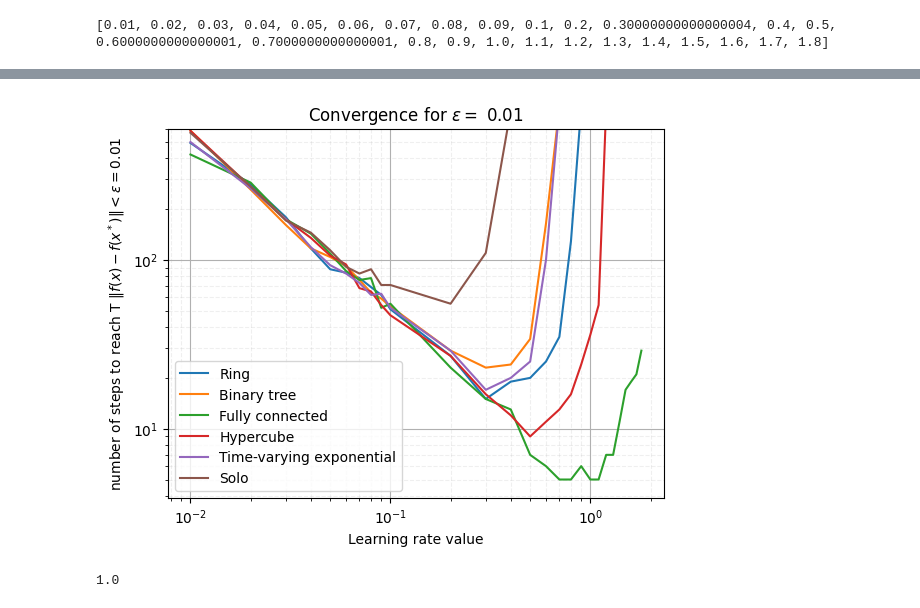
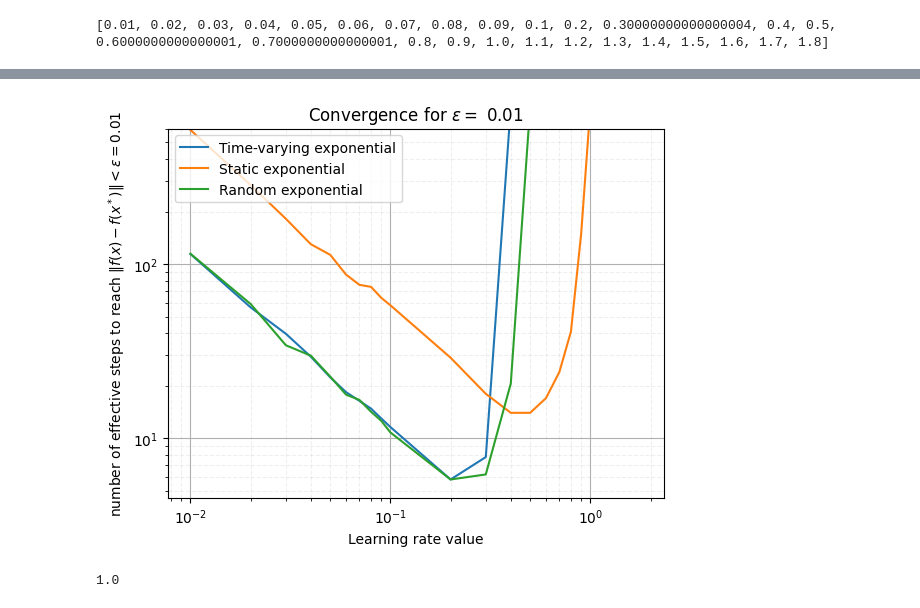
Before and after one commit to hduprieu/changing_topology, a Jupyter notebook: EA.ipynb, the cells around one changed output, grey strips where cells are left out. Cells and saved outputs as stored; diff of their text form; code cells hidden in the pictures.

```diff
--- a/EA.ipynb
+++ b/EA.ipynb
@@ -54,13 +99,11 @@ n = 32
 T = 100
 
 topologies = [
-        "Ring",
-        "Binary tree",
         "Fully connected",
-        "Hypercube",
         "Time-varying exponential",
-        "Solo",
-
+        "Static exponential",
+        "Random exponential",
+        "Solo"
     ]
 
 DSGD_toypbm(0.1, d, n, T, topologies, True)
@@ -95,9 +138,8 @@ def learning_rate_dependency(d, n, T, topologies):
     T_max: max number of time steps
     epsilon: the convergence value
     """
-    learning_rates_10 = [10**k for k in range(-3, 0)]
-    learning_rates_5 = [5*10**k for k in range(-2, 0)]
-    learning_rates = np.sort(learning_rates_10 + learning_rates_5)
+
+    learning_rates = list_learning_rates()[:-9]
     matrix = np.zeros((len(learning_rates), len(topologies)))
     fig, ax = plt.subplots()
     for lr, k in zip(learning_rates, range(len(learning_rates))):
@@ -109,12 +151,10 @@ def learning_rate_dependency(d, n, T, topologies):
         ax.legend()
     ax.set_ylabel(f'$\| f(x^*) - f(x) \| $')
     ax.set_xlabel('Learning rate value')
-    ax.set_title('Convergence after T = {} steps'.format(T))
+    ax.set_title('Convergence after T_effective = {} steps'.format(T))
     ax.grid(which='both')
     ax.grid(which='minor', alpha=0.2, linestyle='--')
     plt.show()
 
-learning_rate_dependency(d, n, 10, topologies[:-1])
-
-#The model converges too quickly to see intersting results with this graph
+learning_rate_dependency(d, n, 30, topologies[:-1])
 # %% [output]
@@ -134,22 +174,25 @@ def DSGD_toypbm_epsilon(lr, d, n, topology, T_max, epsilon):
     T_max: max number of time steps
     epsilon: the convergence value
     """
-    if topology != "Time-varying exponential":
-        W = Matrix.w(scheme_for_string(topology, num_workers=n)).numpy()
     x0 = rd.normal(0,1, size = (d))
     X = np.block([[x0]]*n)
     norm = np.mean(np.linalg.norm(X, axis = 1, ord = 2))
     T = 0
+    tau = int(math.log(n, 2))
+    if topology == "Random exponential" or topology == "Time-varying exponential":
+        T_max = tau*T_max
     while (np.abs(norm) > epsilon and T < T_max):
-        if topology == "Time-varying exponential":
-            W = scheme_for_string(topology, num_workers=n).w(T).numpy()
+        W = scheme_for_string(topology, num_workers=n).w(T).numpy()
         T += 1
         for i in range(n):
             v = rd.normal(0,1, size = (d,1))
             X[i,:] = X[i,:] - lr * v.dot(v.T).dot(X[i,:])
         X = W.dot(X)
         norm = np.mean(np.linalg.norm(X, axis = 1, ord = 2))
-    return T, norm
+    effective_time = T #effective time considering the fact that time-varying exponential compyte d-time less communication
+    if topology == "Random exponential" or topology == "Time-varying exponential":
+            effective_time = T/tau
+    return effective_time, norm
 
 
 
@@ -157,36 +200,48 @@ def DSGD_toypbm_epsilon(lr, d, n, topology, T_max, epsilon):
 
 def learning_rate_dependency_number_of_steps(d, n, topologies, T_max, epsilon):
     '''
     Plotting the number of steps needed depending on the value of the learning rate and the topology to reach an error of the loss function < epsilon.
 
     Inputs :
     ----------
     d: dimension
     n: number of agents
     topologies: the gossip matrix
     T_max: max number of time steps
     epsilon: the convergence value
     '''
     learning_rates = list_learning_rates()
     matrix_T = np.zeros((len(learning_rates), len(topologies)))
     fig, ax = plt.subplots()
     for topology, j in zip(topologies, range(len(topologies))):
         for lr, k in zip(learning_rates, range(len(learning_rates))):
             matrix_T[k,j] = DSGD_toypbm_epsilon(lr, d, n, topology, T_max, epsilon)[0]
-        ax.plot(learning_rates, matrix_T[:,j], label = topology)
+        if topology == "Random exponential" or topology == "Time-varying exponential":
+            ax.plot(learning_rates[:-13], matrix_T[:-13,j], label = topology)
+        else :
+            ax.plot(learning_rates, matrix_T[:,j], label = topology)
         ax.set_xscale('log')
         ax.set_yscale('log')
         ax.legend()
-    ax.set_ylabel(f'number of steps to reach T $\| f(x) - f(x^*)\| < \epsilon = ${epsilon}')
+    ax.set_ylabel(f'number of effective steps to reach $\| f(x) - f(x^*)\| < \epsilon = ${epsilon}')
     ax.set_xlabel('Learning rate value')
     ax.set_ylim(top = 600)
     ax.set_title(f'Convergence for $\epsilon =$ {epsilon}')
     ax.grid(which='both')
     ax.grid(which='minor', alpha=0.2, linestyle='--')
     plt.show()
+
+topologies = [
+        "Time-varying exponential",
+        "Static exponential",
+        "Random exponential",
+    ]
+
+d = 10
+n = 32
 learning_rate_dependency_number_of_steps(d, n, topologies, 800, 0.01)
 # %% [output]
-[figure, old version]
+[figure, new version]
 # %%
 def nW(gamma, W):
     """
```
Also changed, not shown: parts of 6 cells of this notebook, 1 other file.
